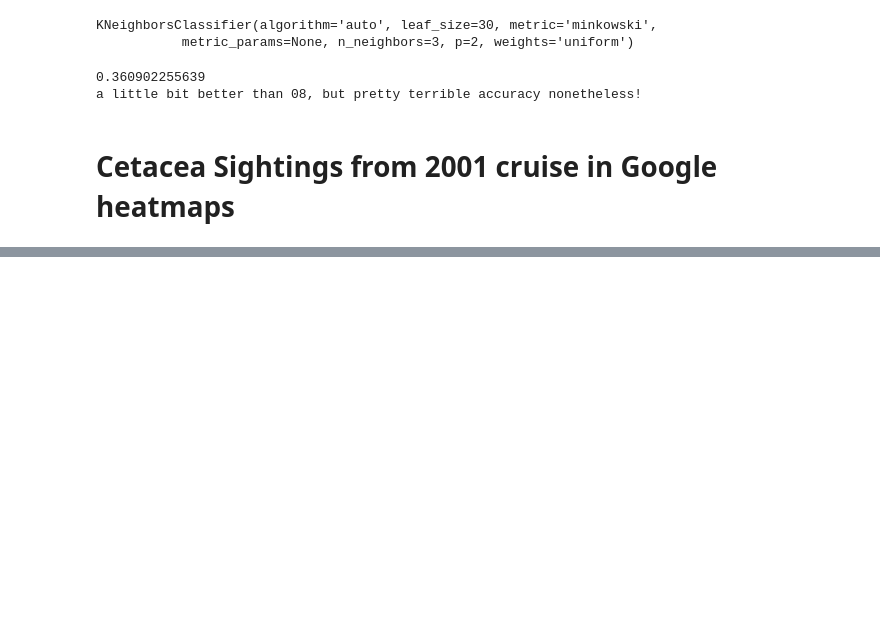
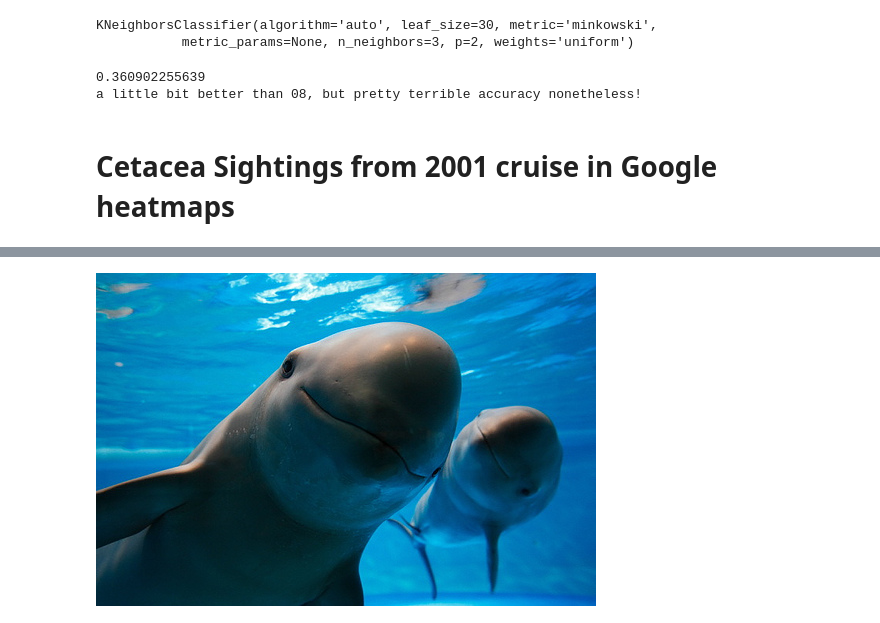
Before and after one commit to isabitz/DAT_SF_12, a Jupyter notebook: whale data/Whale Exploration.ipynb, the cells around one changed output, grey strips where cells are left out. Saved outputs shown, nothing was run; the diff lists cells and outputs as text; code cells hidden in the pictures; blank space fills up the shorter version.

```diff
--- a/whale data/Whale Exploration.ipynb
+++ b/whale data/Whale Exploration.ipynb
@@ -291,0 +409,4 @@ gm.heatmap(results01a)
+# %%
+Image("http://farm2.static.flickr.com/1158/1427487029_8d1eda4805.jpg")
+# %% [output]
+[figure, added]
```
Also changed, not shown: parts of 33 cells of this notebook.
